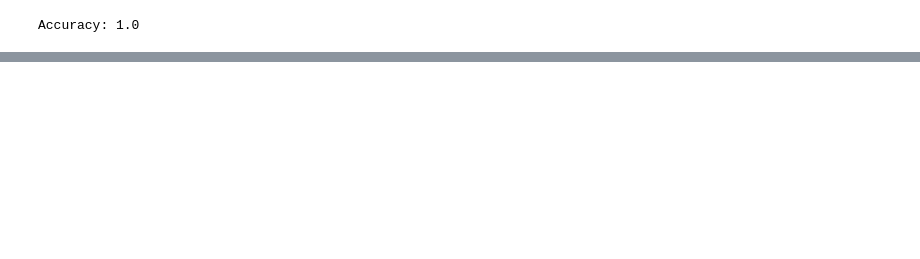
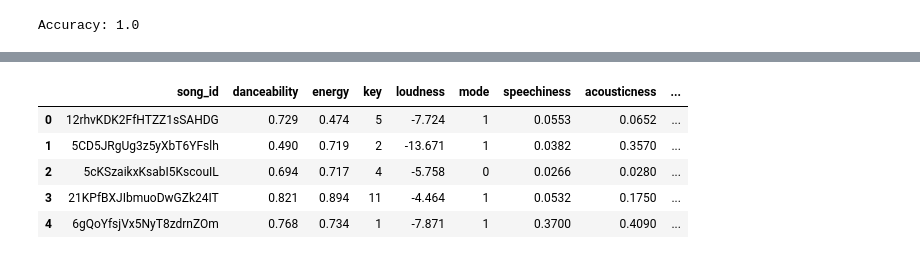
Before and after one commit to akochman/springboard-capstone1, a Jupyter notebook: spotipy_compare.ipynb, the cells around one changed output, grey strips where cells are left out. Saved outputs shown, nothing was run; the diff lists cells and outputs as text; code cells hidden in the pictures; blank space fills up the shorter version.

```diff
--- a/spotipy_compare.ipynb
+++ b/spotipy_compare.ipynb
@@ -473,0 +520,15 @@ plt.show()
+# %%
+#Pull the 'Liked' playlist trac  k information using the Spotipy API JSON
+predictplaylist = []
+for i in predict_results['tracks']['items']:
+    predictplaylist.append([i['track']['id'],
+               i['added_at'],
+         i['track']['album']['artists'][0]['name'],
+         i['track']['album']['name'],
+         i['track']['duration_ms'],
+         i['track']['name'],
+         i['track']['popularity']])
+predictplaylist = pd.DataFrame(predictplaylist)
+#Add column names for the "Prediction" Playlist
+predictplaylist.columns = ['song_id','added_at','artist','album','duration_ms','songname','popularity']
+predictplaylist.head()
@@ -473,0 +542,42 @@ plt.show()
+# %%
+#Pull Audio Features from Spotipy on song_id for Prediction playlist
+predictfeat = []
+for i in predictplaylist.song_id:
+    x = sp.audio_features(i)
+    predictfeat.append([i,
+               x[0]['danceability'],
+                x[0]['energy'],
+                    x[0]['key'],
+                    x[0]['loudness'],
+                    x[0]['mode'],
+                    x[0]['speechiness'],
+                    x[0]['acousticness'],
+                    x[0]['instrumentalness'],
+                    x[0]['liveness'],
+                    x[0]['valence'],
+                    x[0]['tempo'],
+                    x[0]['time_signature']])
+predictfeat = pd.DataFrame(predictfeat)
+
+predictfeat.columns = ['song_id',
+             'danceability',
+             'energy',
+              'key',
+              'loudness',
+              'mode',
+              'speechiness',
+              'acousticness',
+              'instrumentalness',
+              'liveness',
+              'valence',
+              'tempo',
+              'time_signature'
+             ]
+predictfeat.head()
+# %% [output]
+|  | song_id | danceability | energy | key | loudness | mode | speechiness | acousticness | ... |
+| 0 | 12rhvKDK2FfHTZZ1sSAHDG | 0.729 | 0.474 | 5 | -7.724 | 1 | 0.0553 | 0.0652 | ... |
+| 1 | 5CD5JRgUg3z5yXbT6YFslh | 0.490 | 0.719 | 2 | -13.671 | 1 | 0.0382 | 0.3570 | ... |
+| 2 | 5cKSzaikxKsabI5KscouIL | 0.694 | 0.717 | 4 | -5.758 | 0 | 0.0266 | 0.0280 | ... |
+| 3 | 21KPfBXJIbmuoDwGZk24IT | 0.821 | 0.894 | 11 | -4.464 | 1 | 0.0532 | 0.1750 | ... |
+| 4 | 6gQoYfsjVx5NyT8zdrnZOm | 0.768 | 0.734 | 1 | -7.871 | 1 | 0.3700 | 0.4090 | ... |
```
Also changed, not shown: parts of 43 cells of this notebook.
